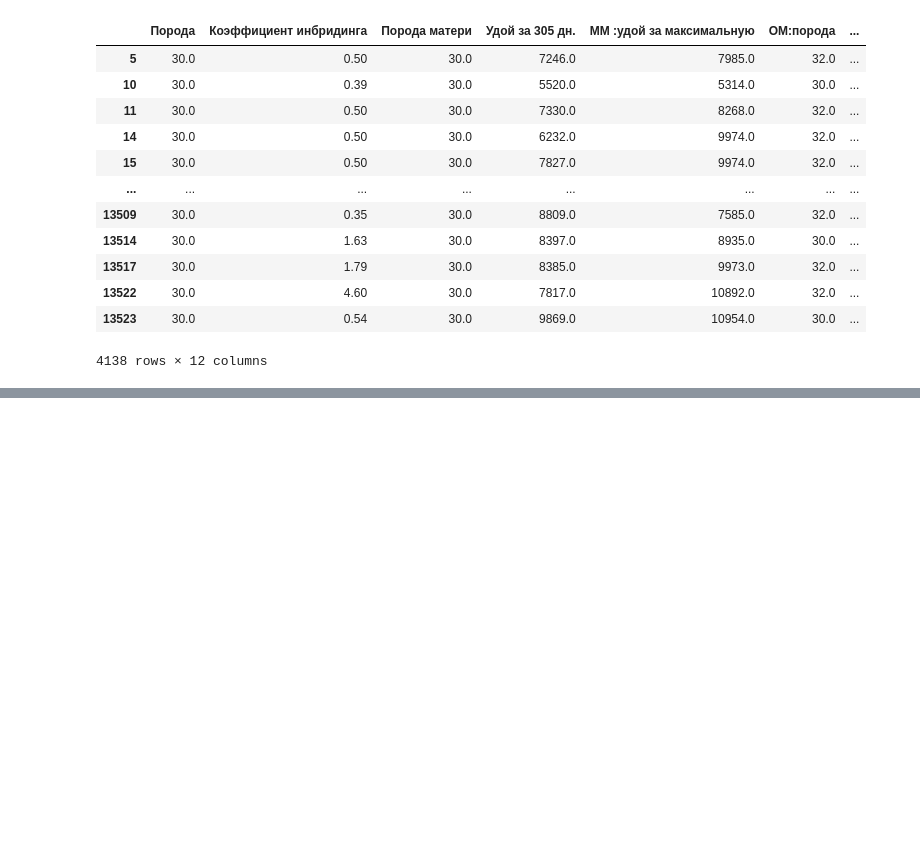
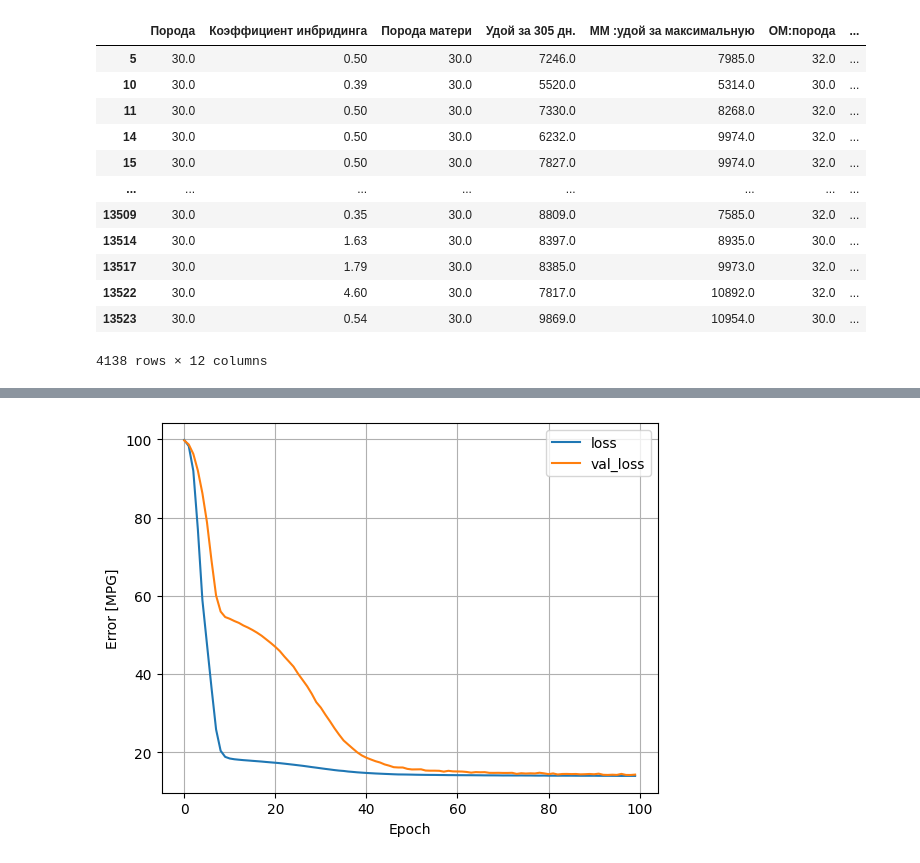
Before and after one commit to cntgfy111/iwasforcedto, a Jupyter notebook: Project.ipynb, the cells around one changed output, grey strips where cells are left out. Saved outputs shown, nothing was run; the diff lists cells and outputs as text; code cells hidden in the pictures; blank space fills up the shorter version.

```diff
--- a/Project.ipynb
+++ b/Project.ipynb
@@ -379,0 +376,21 @@ as_df(normalizer(X.iloc[:3]))
+# %%
+from tensorflow import keras
+from tensorflow.keras import layers
+
+def r2(y, y_pred):
+    unexplained_error = tf.reduce_sum(tf.square(tf.subtract(y, y_pred)))
+    total_error = tf.reduce_sum(tf.square(tf.subtract(y, tf.reduce_mean(y))))
+    R_squared = tf.subtract(1.0, tf.truediv(unexplained_error, total_error))
+
+    return R_squared
+
+model = keras.Sequential([
+    normalizer,
+    layers.Dense(64, activation='relu'),
+    layers.Dense(64, activation='relu'),
+    layers.Dense(1)
+])
+model.compile(loss='mean_absolute_percentage_error',
+              optimizer=keras.optimizers.legacy.Adam(0.001),
+              metrics=[r2]
+              )
@@ -379,0 +418,7 @@ as_df(normalizer(X.iloc[:3]))
+# %%
+history = model.fit(
+    X,
+    y,
+    validation_split=0.2,
+    epochs=100
+)
@@ -379,0 +443,14 @@ as_df(normalizer(X.iloc[:3]))
+# %%
+from matplotlib import pyplot as plt
+
+def plot_loss(history):
+  plt.plot(history.history['loss'], label='loss')
+  plt.plot(history.history['val_loss'], label='val_loss')
+  plt.xlabel('Epoch')
+  plt.ylabel('Error [MPG]')
+  plt.legend()
+  plt.grid(True)
+
+plot_loss(history)
+# %% [output]
+[figure, added]
```
Also changed, not shown: parts of 8 cells of this notebook, 1 other file.
